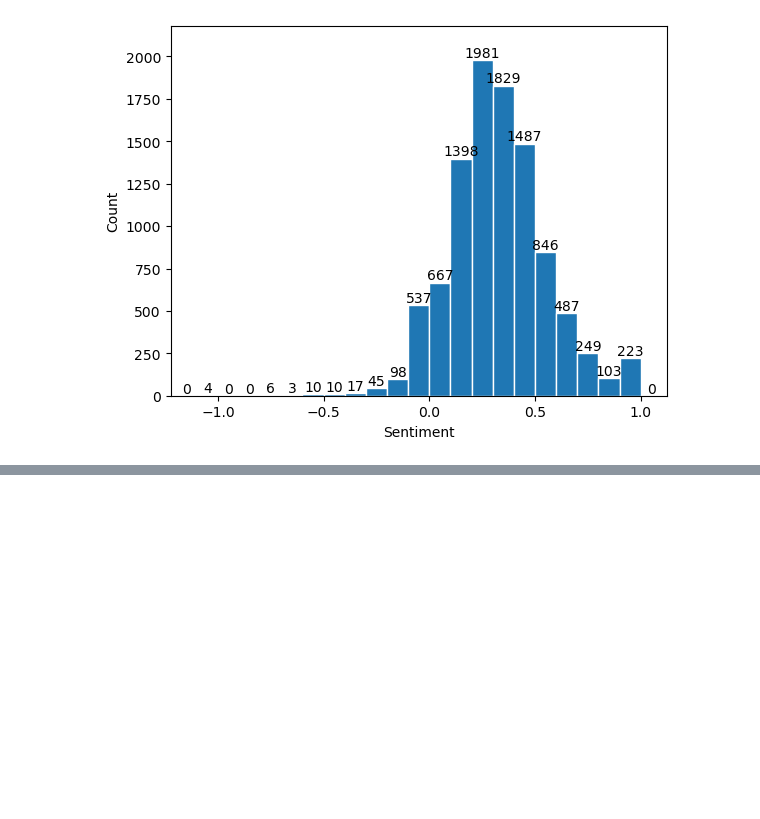
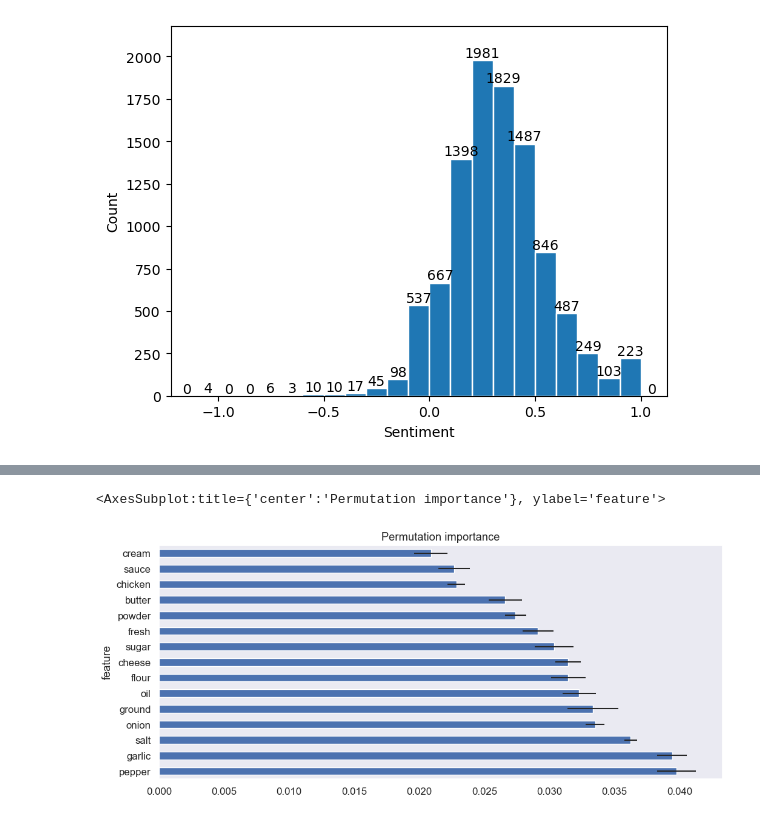
Before and after one commit to Soldaman93/food-sentiment, a Jupyter notebook: sentiment_analysis.ipynb, the cells around one changed output, grey strips where cells are left out. Saved outputs shown, nothing was run; the diff lists cells and outputs as text; code cells hidden in the pictures; blank space fills up the shorter version.

```diff
--- a/sentiment_analysis.ipynb
+++ b/sentiment_analysis.ipynb
@@ -145,0 +314,9 @@ plt.show()
+# %%
+perm = PermutationImportance(forest,random_state=42).fit(X_train,y_train)
+exp = eli5.explain_weights(perm,feature_names=X_train.columns.tolist())
+exp_df = eli5.format_as_dataframe(exp)
+# %%
+exp_df.plot(kind='barh',x='feature',y='weight',legend=False,title='Permutation importance',xerr ='std')
+# %% [output]
+<AxesSubplot:title={'center':'Permutation importance'}, ylabel='feature'>
+[figure, added]
```
Also changed, not shown: parts of 25 cells of this notebook.
